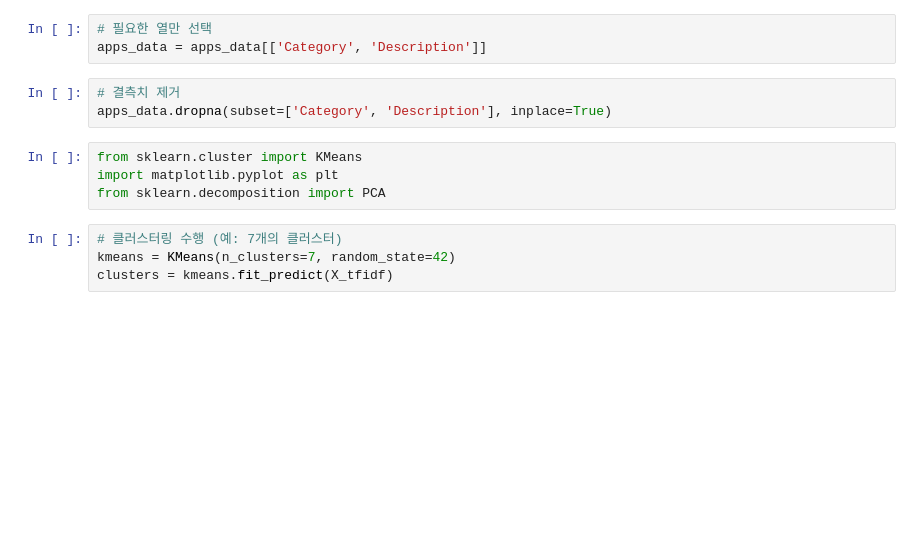
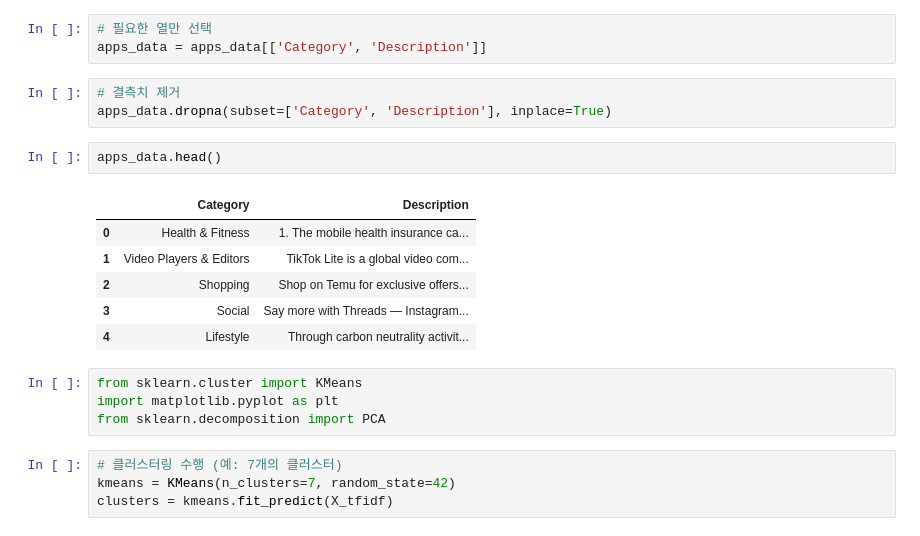
Before and after one commit to jeonghyeonee/Groupify, a Jupyter notebook: AppInfo/playstore_scraper/category.ipynb, the cells around one changed output. Drawn from its saved outputs; the diff is of its cells as text; blank space fills up the shorter version.

```diff
--- a/AppInfo/playstore_scraper/category.ipynb
+++ b/AppInfo/playstore_scraper/category.ipynb
@@ -19,6 +20,15 @@ apps_data = apps_data[['Category', 'Description']]
 # %%
 # 결측치 제거
 apps_data.dropna(subset=['Category', 'Description'], inplace=True)
+# %%
+apps_data.head()
+# %% [output]
+|  | Category | Description |
+| 0 | Health & Fitness | 1. The mobile health insurance ca... |
+| 1 | Video Players & Editors | TikTok Lite is a global video com... |
+| 2 | Shopping | Shop on Temu for exclusive offers... |
+| 3 | Social | Say more with Threads — Instagram... |
+| 4 | Lifestyle | Through carbon neutrality activit... |
 # %%
 from sklearn.cluster import KMeans
 import matplotlib.pyplot as plt
```
Also changed, not shown: parts of 26 cells of this notebook, 2 other files.
